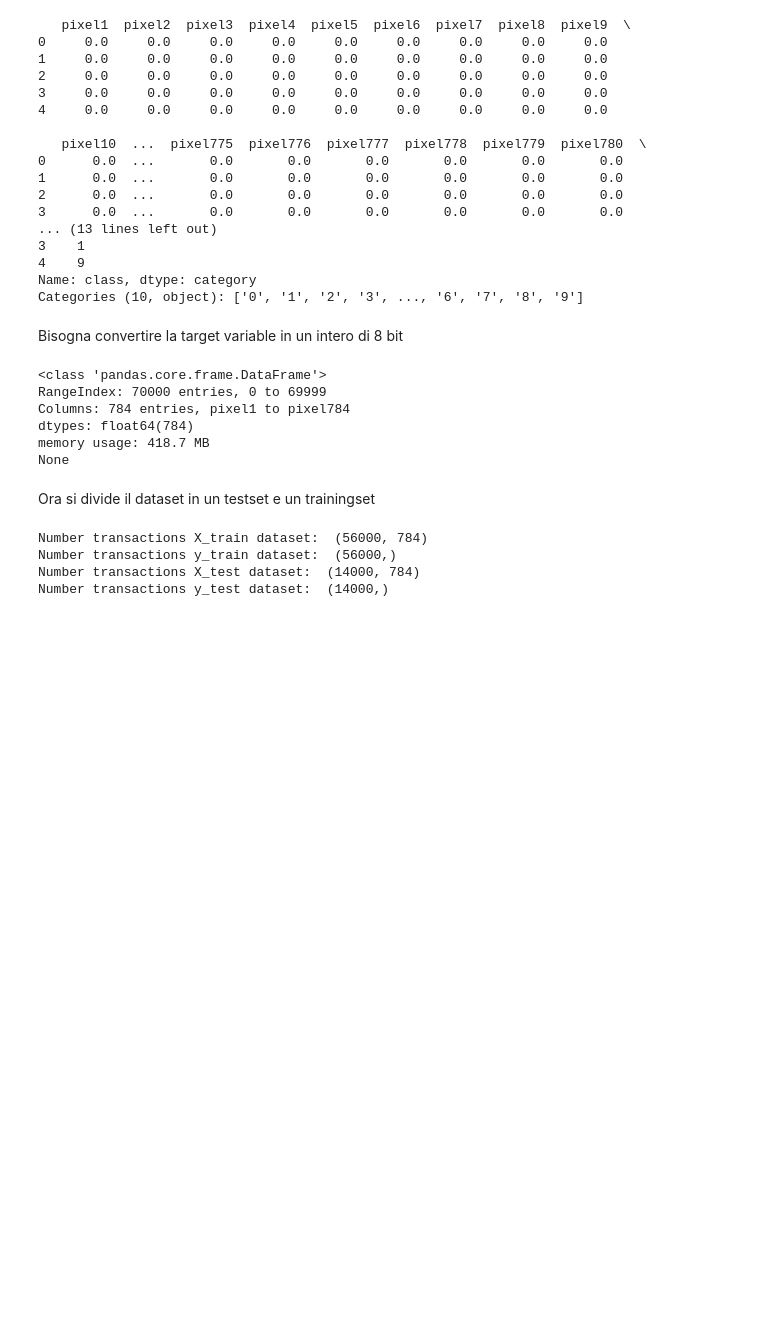
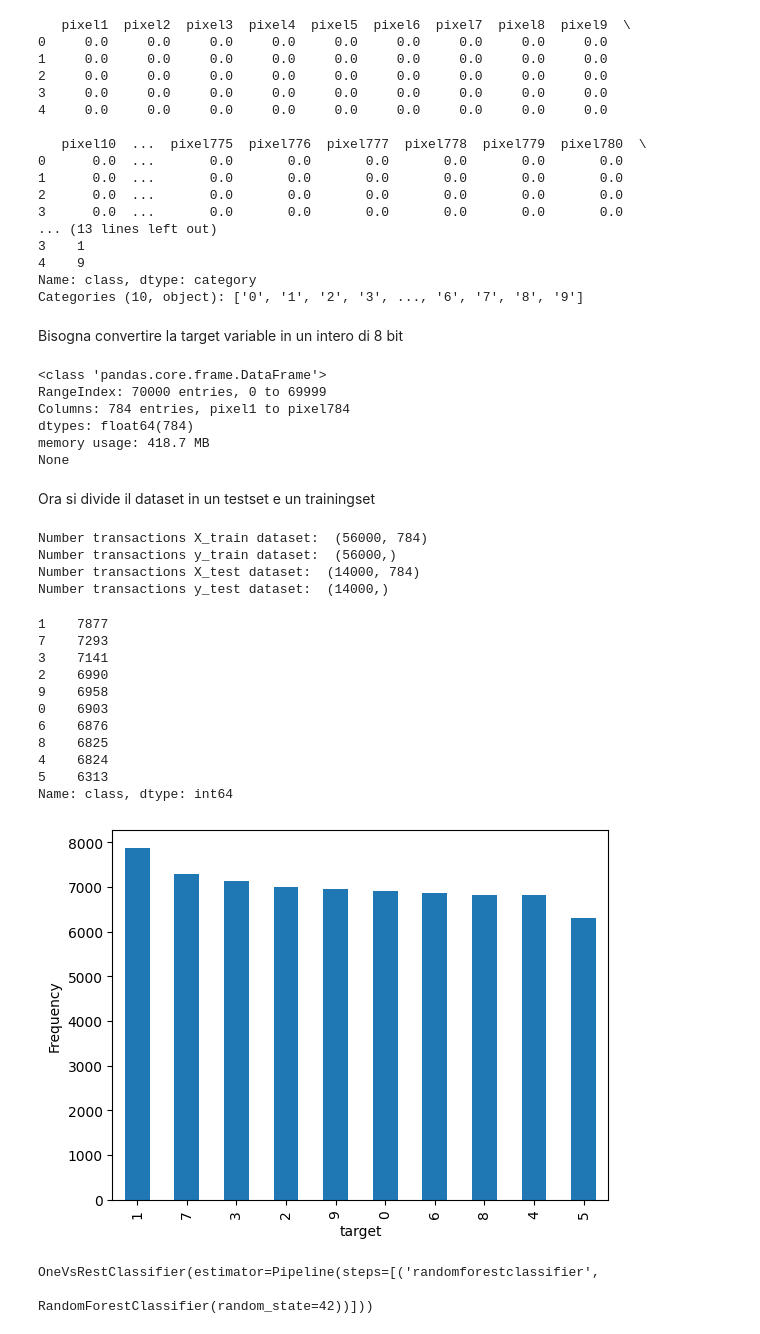
Before and after one commit to Giovanni2132/NumberClassificator, a Jupyter notebook: NumberClassificator.ipynb, the cells around one changed output. Cells and saved outputs as stored; diff of their text form; code cells hidden in the pictures; blank space fills up the shorter version.

```diff
--- a/NumberClassificator.ipynb
+++ b/NumberClassificator.ipynb
@@ -82,3 +82,24 @@ Number transactions X_train dataset:  (56000, 784)
 Number transactions y_train dataset:  (56000,)
 Number transactions X_test dataset:  (14000, 784)
 Number transactions y_test dataset:  (14000,)
+# %%
+import matplotlib.pyplot as plt
+import pandas as pd
+
+pd.value_counts(mnist["target"]).plot.bar()
+plt.xlabel('target')
+plt.ylabel('Frequency')
+mnist["target"].value_counts()
+# %% [output]
+1    7877
+7    7293
+3    7141
+2    6990
+9    6958
+0    6903
+6    6876
+8    6825
+4    6824
+5    6313
+Name: class, dtype: int64
+[figure, added]
@@ -84,0 +117,12 @@ Number transactions y_test dataset:  (14000,)
+# %%
+from sklearn.multiclass import OneVsRestClassifier
+from sklearn.ensemble import RandomForestClassifier
+from sklearn.pipeline import make_pipeline
+
+rf_classifier = OneVsRestClassifier(
+    make_pipeline(RandomForestClassifier(random_state=42))
+)
+rf_classifier.fit(X_train_prepared, y_train)
+# %% [output]
+OneVsRestClassifier(estimator=Pipeline(steps=[('randomforestclassifier',
+                                               RandomForestClassifier(random_state=42))]))
```
Also changed, not shown: parts of 2 cells of this notebook.
